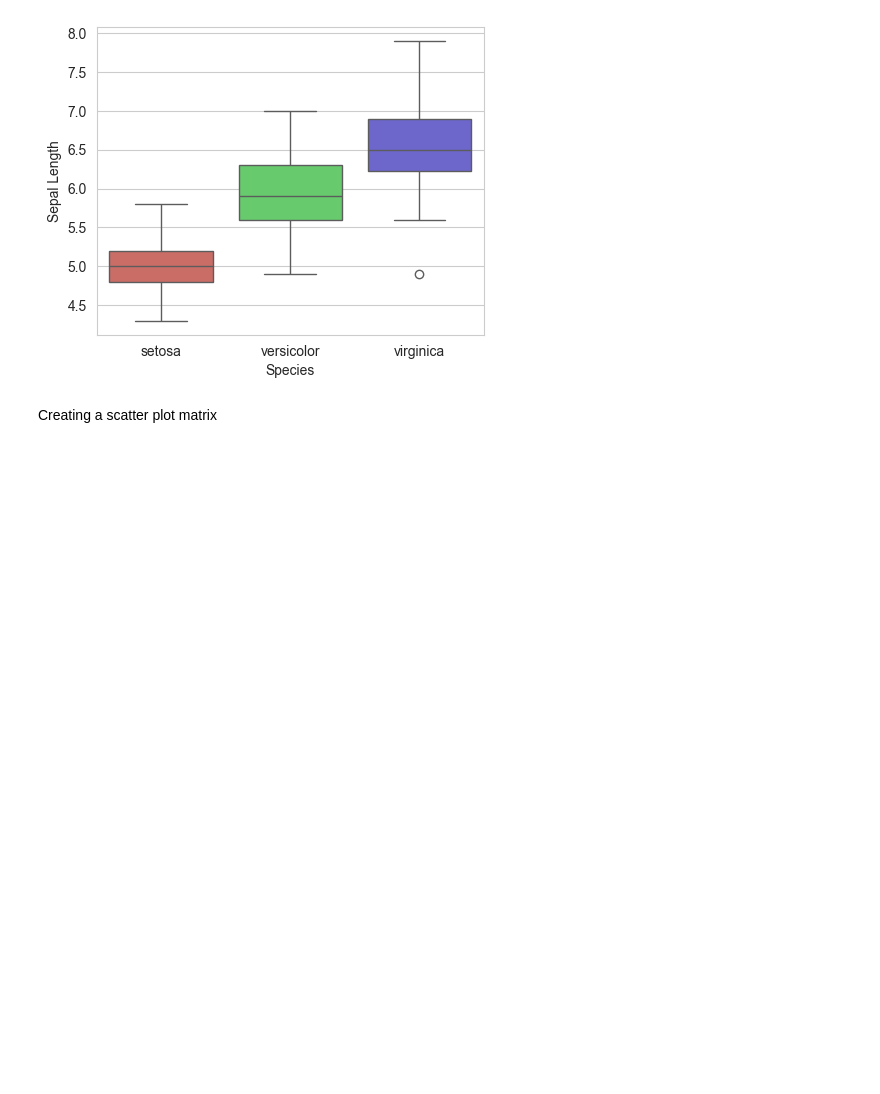
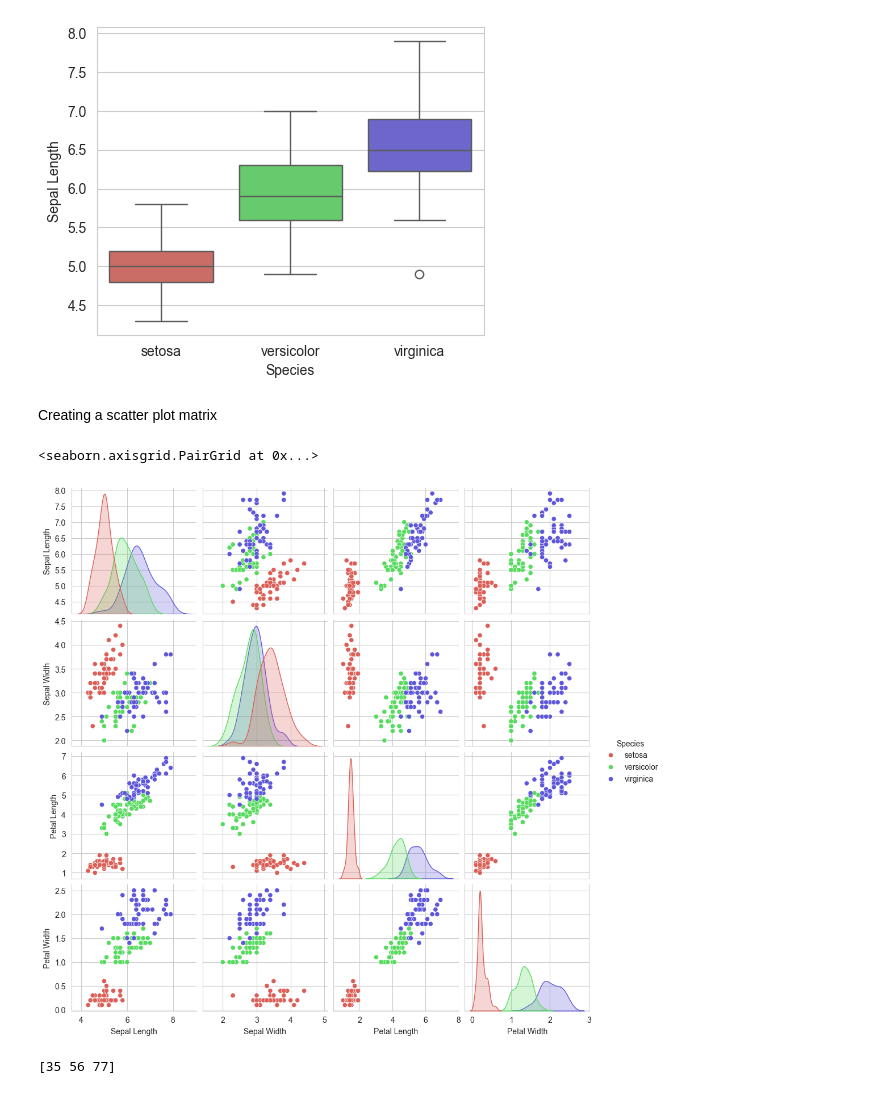
Before and after one commit to AbdullatifSadiq/Basic-Data-Science-Exercises, a Jupyter notebook: mathsAndStats.ipynb, the cells around one changed output. Cells and saved outputs as stored; diff of their text form; code cells hidden in the pictures; blank space fills up the shorter version.

```diff
--- a/mathsAndStats.ipynb
+++ b/mathsAndStats.ipynb
@@ -604,3 +600,19 @@ Passing `palette` without assigning `hue` is deprecated and will be removed in v
 [figure]
 # %% [markdown]
 Creating a scatter plot matrix
+# %%
+sb.pairplot(df,hue='Species',palette='hls')
+# %% [output]
+<seaborn.axisgrid.PairGrid at 0x...>
+[figure, added]
+# %%
+import numpy as np
+
+a = np.array([10,15,20])
+b = np.array([5,7,9])
+
+results = (a-b)*7
+
+print(results)
+# %% [output]
+[35 56 77]
```
Also changed, not shown: parts of 13 cells of this notebook.
